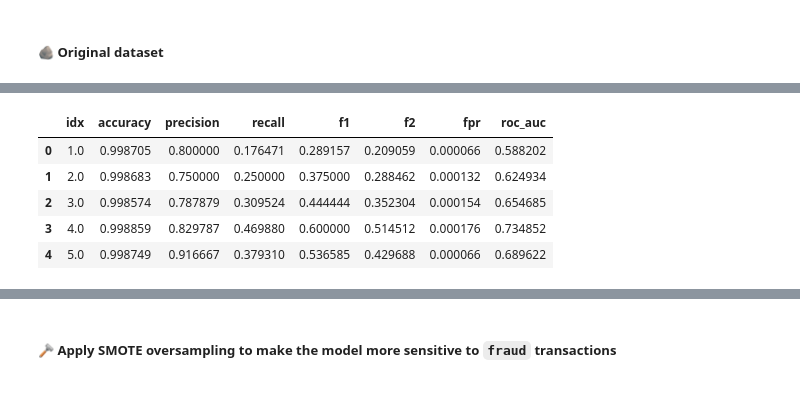
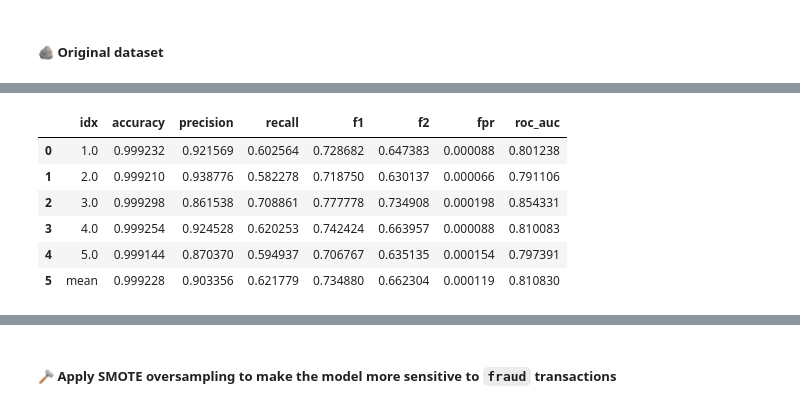
Before and after one commit to trungdung1711/credit-card-fraud-detection, a Jupyter notebook: notebooks/_v1.ipynb, the cells around one changed output, grey strips where cells are left out. Drawn from its saved outputs; the diff is of its cells as text; code cells hidden in the pictures.

```diff
--- a/notebooks/_v1.ipynb
+++ b/notebooks/_v1.ipynb
@@ -121,6 +110,22 @@ def collect_metrics(y_true, y_pred):
       fpr,
       auc
   ]
+
+
+def k_fold_summary(df: pd.DataFrame) -> pd.DataFrame:
+    numeric_cols = df.select_dtypes(include='number').columns.tolist()
+
+    # mean values calculated
+    mean_values = df[numeric_cols].mean()
+
+    # create a new dataframe for this
+    mean_row = mean_values.to_frame().T
+
+    if 'idx' in df.columns:
+        mean_row['idx'] = 'mean'
+
+    df_with_mean = pd.concat([df, mean_row], ignore_index=True)
+    return df_with_mean
 # %% [markdown]
 
 
@@ -398,6 +403,13 @@ Name: proportion, dtype: float64
 0    0.99828
 1    0.00172
 Name: proportion, dtype: float64
+# %%
+# convert to numpy, used by cuML
+X_train_np = X_train.values.astype('float32')
+y_train_np = y_train.values.astype('float32')
+
+X_test_np = X_test.values.astype('float32')
+y_test_np = y_test.values.astype('float32')
 # %% [markdown]
 ### 🔎 Choosing which metric to pursue
 # %% [markdown]
@@ -468,9 +505,10 @@ for idx, (train_idx, val_idx) in enumerate(kf.split(X_train, y_train), 1):
 # %%
-svm_results.head(100)
+k_fold_summary(svm_results).head(100)
 # %% [output]
 |  | idx | accuracy | precision | recall | f1 | f2 | fpr | roc_auc |
-| 0 | 1.0 | 0.998705 | 0.800000 | 0.176471 | 0.289157 | 0.209059 | 0.000066 | 0.588202 |
-| 1 | 2.0 | 0.998683 | 0.750000 | 0.250000 | 0.375000 | 0.288462 | 0.000132 | 0.624934 |
-| 2 | 3.0 | 0.998574 | 0.787879 | 0.309524 | 0.444444 | 0.352304 | 0.000154 | 0.654685 |
-| 3 | 4.0 | 0.998859 | 0.829787 | 0.469880 | 0.600000 | 0.514512 | 0.000176 | 0.734852 |
-| 4 | 5.0 | 0.998749 | 0.916667 | 0.379310 | 0.536585 | 0.429688 | 0.000066 | 0.689622 |
+| 0 | 1.0 | 0.999232 | 0.921569 | 0.602564 | 0.728682 | 0.647383 | 0.000088 | 0.801238 |
+| 1 | 2.0 | 0.999210 | 0.938776 | 0.582278 | 0.718750 | 0.630137 | 0.000066 | 0.791106 |
+| 2 | 3.0 | 0.999298 | 0.861538 | 0.708861 | 0.777778 | 0.734908 | 0.000198 | 0.854331 |
+| 3 | 4.0 | 0.999254 | 0.924528 | 0.620253 | 0.742424 | 0.663957 | 0.000088 | 0.810083 |
+| 4 | 5.0 | 0.999144 | 0.870370 | 0.594937 | 0.706767 | 0.635135 | 0.000154 | 0.797391 |
+| 5 | mean | 0.999228 | 0.903356 | 0.621779 | 0.734880 | 0.662304 | 0.000119 | 0.810830 |
```
Also changed, not shown: parts of 10 cells of this notebook, 2 other files.
